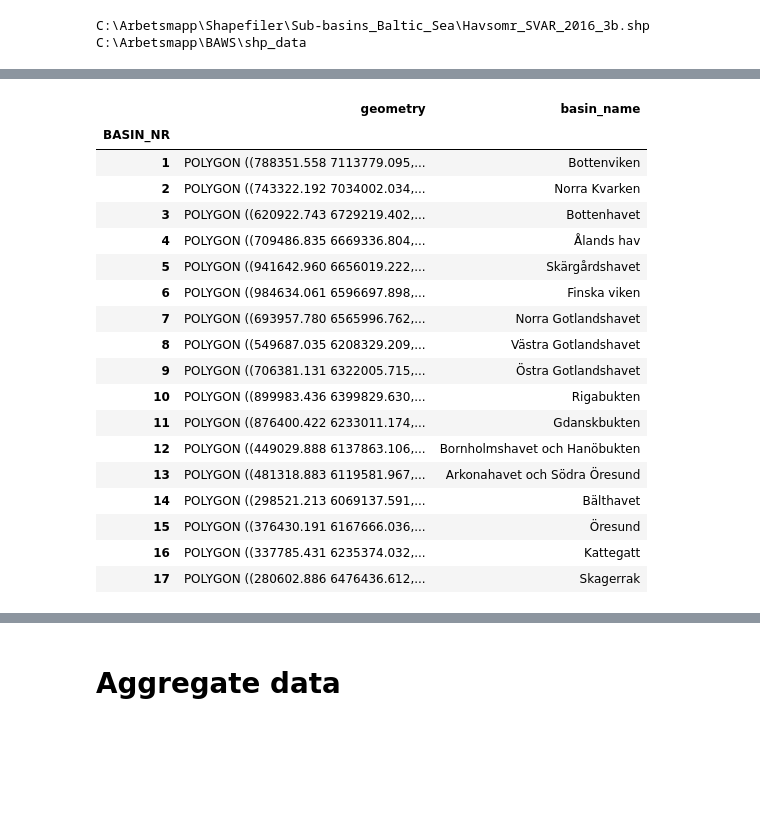
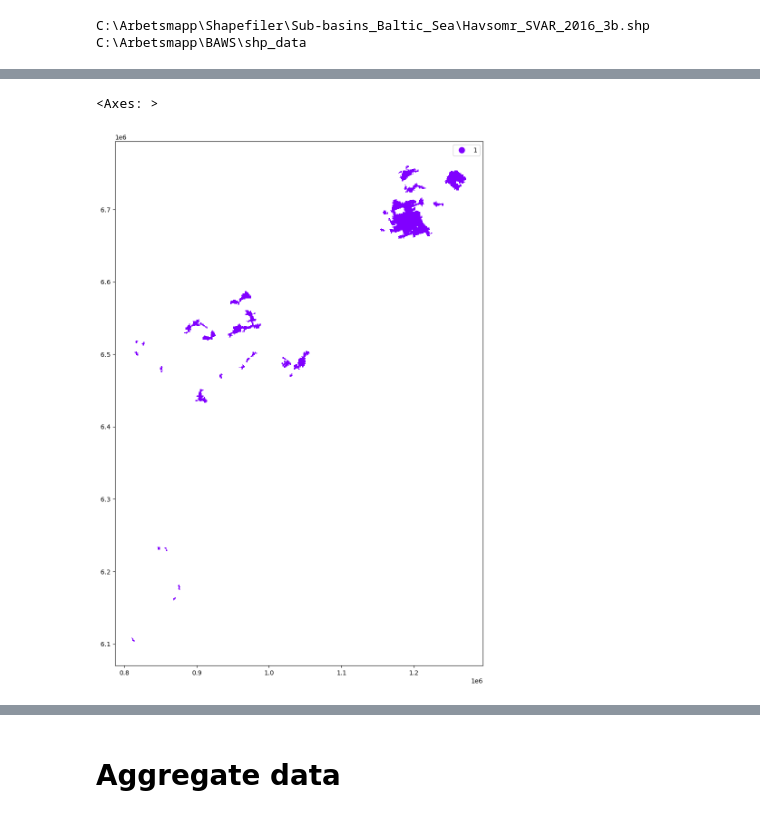
Before and after one commit to ChristofferOlssonSMHI/Satvis, a Jupyter notebook: src/satvistest/dataStructureTest.ipynb, the cells around one changed output, grey strips where cells are left out. Drawn from its saved outputs; the diff is of its cells as text; code cells hidden in the pictures; blank space fills up the shorter version.

Commit message:
Work on modularizing code. Adds ATI calculations.
- Adds data_handler to contain code for loading and manipulating data
- Adds ability to calculate ATI for the entire Baltic Sea for any time period

```diff
--- a/src/satvistest/dataStructureTest.ipynb
+++ b/src/satvistest/dataStructureTest.ipynb
@@ -8 +10,3 @@ import os
+# %%
+gpd.options.io_engine = "pyogrio"
 # %%
@@ -130,22 +46,0 @@ basin_data['basin_name'] = [basin_mapping_SVAR[item] for item in basin_data.inde
-# %%
-basin_data
-# %% [output]
-|  | geometry | basin_name |
-| BASIN_NR |  |  |
-| 1 | POLYGON ((788351.558 7113779.095,... | Bottenviken |
-| 2 | POLYGON ((743322.192 7034002.034,... | Norra Kvarken |
-| 3 | POLYGON ((620922.743 6729219.402,... | Bottenhavet |
-| 4 | POLYGON ((709486.835 6669336.804,... | Ålands hav |
-| 5 | POLYGON ((941642.960 6656019.222,... | Skärgårdshavet |
-| 6 | POLYGON ((984634.061 6596697.898,... | Finska viken |
-| 7 | POLYGON ((693957.780 6565996.762,... | Norra Gotlandshavet |
-| 8 | POLYGON ((549687.035 6208329.209,... | Västra Gotlandshavet |
-| 9 | POLYGON ((706381.131 6322005.715,... | Östra Gotlandshavet |
-| 10 | POLYGON ((899983.436 6399829.630,... | Rigabukten |
-| 11 | POLYGON ((876400.422 6233011.174,... | Gdanskbukten |
-| 12 | POLYGON ((449029.888 6137863.106,... | Bornholmshavet och Hanöbukten |
-| 13 | POLYGON ((481318.883 6119581.967,... | Arkonahavet och Södra Öresund |
-| 14 | POLYGON ((298521.213 6069137.591,... | Bälthavet |
-| 15 | POLYGON ((376430.191 6167666.036,... | Öresund |
-| 16 | POLYGON ((337785.431 6235374.032,... | Kattegatt |
-| 17 | POLYGON ((280602.886 6476436.612,... | Skagerrak |
@@ -153,0 +67,33 @@ basin_data.to_file('basins.gpkg')
+# %%
+bloom_gdf = bloom_gdf[bloom_gdf['date'] == '2003-07-05']
+# %%
+union = shapely.ops.unary_union(bloom_gdf.boundary) #Create one multiline of all polygon boundaries
+
+#Polygonize it and create a dataframe
+polygonized = list(shapely.ops.polygonize(union))
+bloom_gdf2 = gpd.GeoDataFrame(geometry=polygonized, crs=bloom_gdf.crs)
+
+#Intersect the input df with the polygonized df.
+#Duplicate geometries till be created Where multiple polygons overlap
+intersected = gpd.overlay(df1=bloom_gdf, df2=bloom_gdf2, how="intersection", keep_geom_type=False)
+
+def area_and_centroid_coords(g):
+    """returns a string of polygon area and centroid coordinates"""
+    #For example: 2954918.3 761397.9 7093049.7
+    area = round(g.area, 1)
+    centroid = g.centroid
+    x = round(centroid.x, 1)
+    y = round(centroid.y, 1)
+    value = f"{area} {x} {y}"
+    return value
+
+#Create a unique string to groupby
+intersected["geometry_distinction"] = intersected.apply(
+    lambda x: area_and_centroid_coords(x.geometry), axis=1)
+
+intersected["n_overlaps"] = intersected.groupby("geometry_distinction",
+                                                as_index=False)["geometry_distinction"].transform("count")
+intersected.plot(column="n_overlaps", categorical=True, legend=True, cmap="rainbow", figsize=(15, 15))
+# %% [output]
+<Axes: >
+[figure, added]
```
Also changed, not shown: parts of 53 cells of this notebook, 2 other files.
